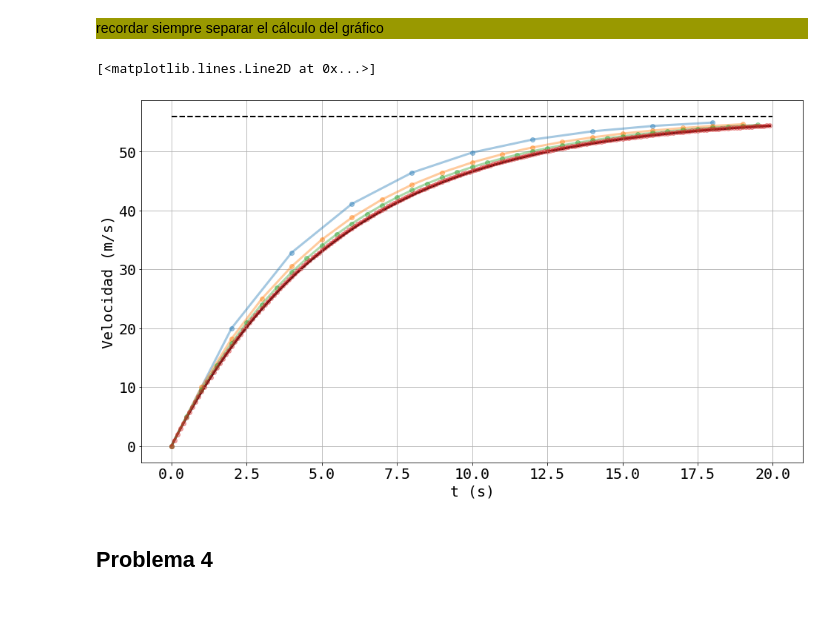
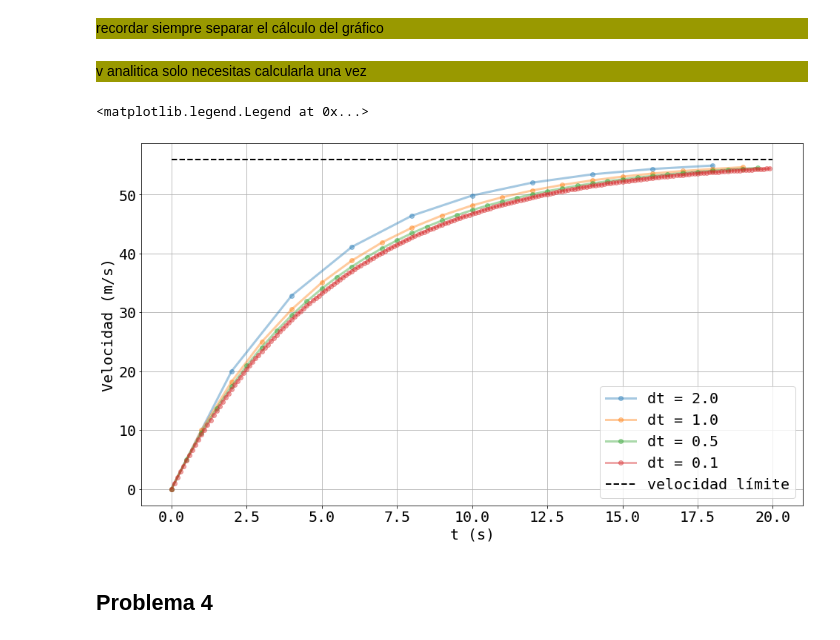
Before and after one commit to abonellitoro/2022_Ingenieria, a Jupyter notebook: Consultas/Augusto/guia0/Guía_0.ipynb, the cells around one changed output. Cells and saved outputs as stored; diff of their text form; code cells hidden in the pictures; blank space fills up the shorter version.

```diff
--- a/Consultas/Augusto/guia0/Guía_0.ipynb
+++ b/Consultas/Augusto/guia0/Guía_0.ipynb
@@ -77,29 +77,12 @@ deltaT = [2, 1, 0.5, 0.1 ]
 tf = 20
 
 vlim = g*m/gamma
-
-plt.figure(figsize=(16,9))
-
-plt.xlabel('t (s)')
-plt.ylabel('Velocidad (m/s)')
-plt.hlines(vlim, 0, tf, color='k', linestyles='dashed')
-
-plt.grid(True)
 v = {}
 t = {} # diccionarios vacíos
 for dt in deltaT:
     t[dt] = np.arange(0,tf, dt)
     v[dt] = [0] # np.zeros(len(t))
-    v_analitica = g*m/gamma*(1-np.exp(-(gamma/m)*t))
-    for i in range(len(t)):
-        if i ==0:
-            v[i] = 0
-        else:
-            v[i] = v[i-1] + (g - gamma/m*v[i-1])*dt
-
-    plt.plot(t, v, 'o-',linewidth= 3, alpha=0.4)
-
-plt.plot(t, v_analitica, 'k', linewidth=3, zorder=-1)
+#    v_analitica = g*m/gamma*(1-np.exp(-(gamma/m)*t))
+    [v[dt].append(v[dt][-1]+(g - gamma/m*v[dt][-1])*dt) for ti in t[dt][:-1]]
-# %% [output]
-[<matplotlib.lines.Line2D at 0x...>]
-[figure, removed]
+# %% [markdown]
+<div style="background:#999900"> v analitica solo necesitas calcularla una vez</div>
@@ -106,3 +91,16 @@ plt.plot(t, v_analitica, 'k', linewidth=3, zorder=-1)
+# %%
+plt.figure(figsize=(16,9))
+plt.xlabel('t (s)')
+plt.ylabel('Velocidad (m/s)')
+plt.hlines(vlim, 0, tf, color='k', linestyles='dashed', label='velocidad límite')
+plt.grid(True)
+for (dt,tdt), vdt in zip( t.items(), v.values()):
+    plt.plot(tdt, vdt, 'o-',linewidth= 3, alpha=0.4, label=f'dt = {dt:0.1f}')
+plt.legend()
+#plt.plot(t, v_analitica, 'k', linewidth=3, zorder=-1)
+# %% [output]
+<matplotlib.legend.Legend at 0x...>
+[figure, added]
 # %% [markdown]
 ## Problema 4
 # %%
```
Also changed, not shown: parts of 10 cells of this notebook.
